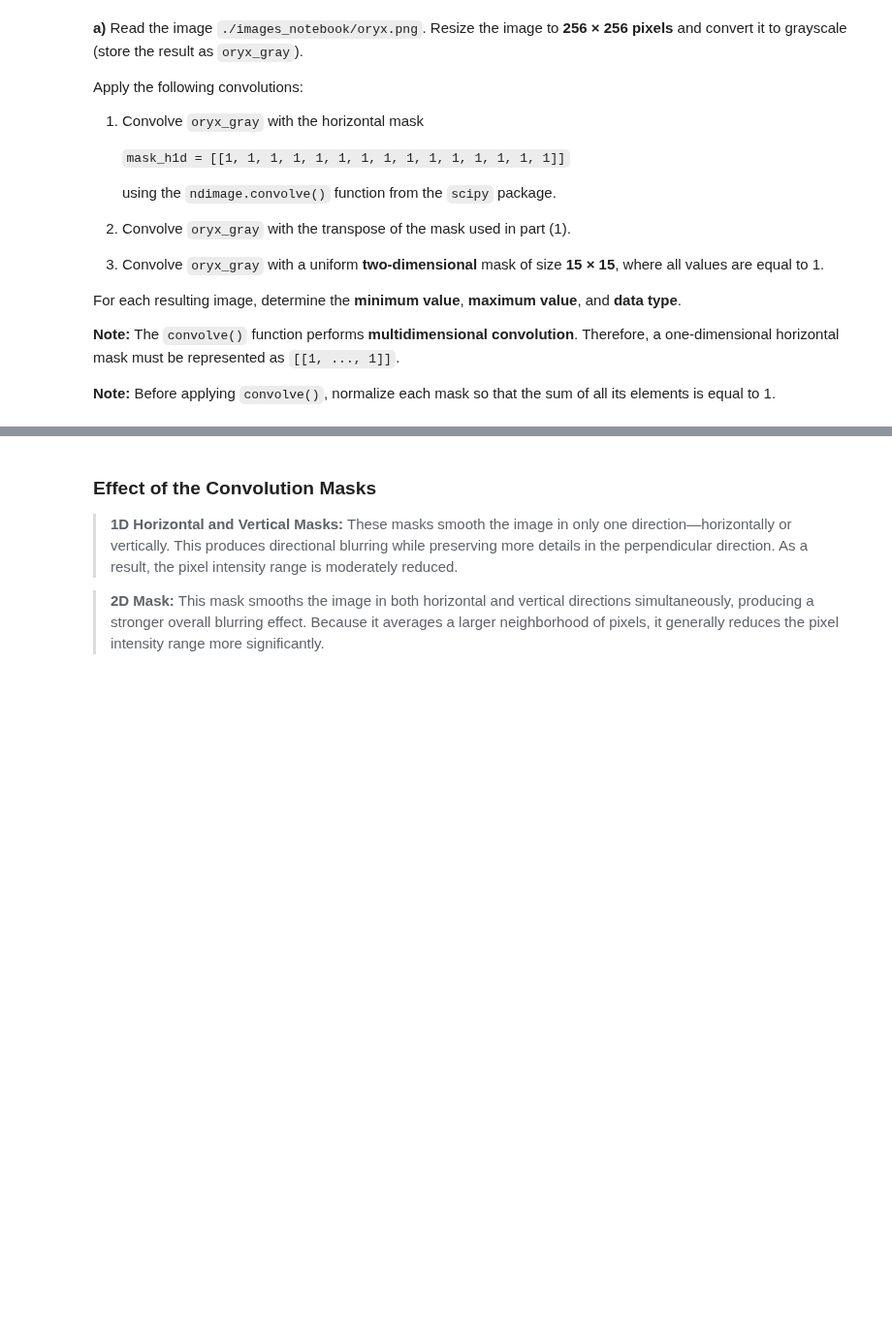
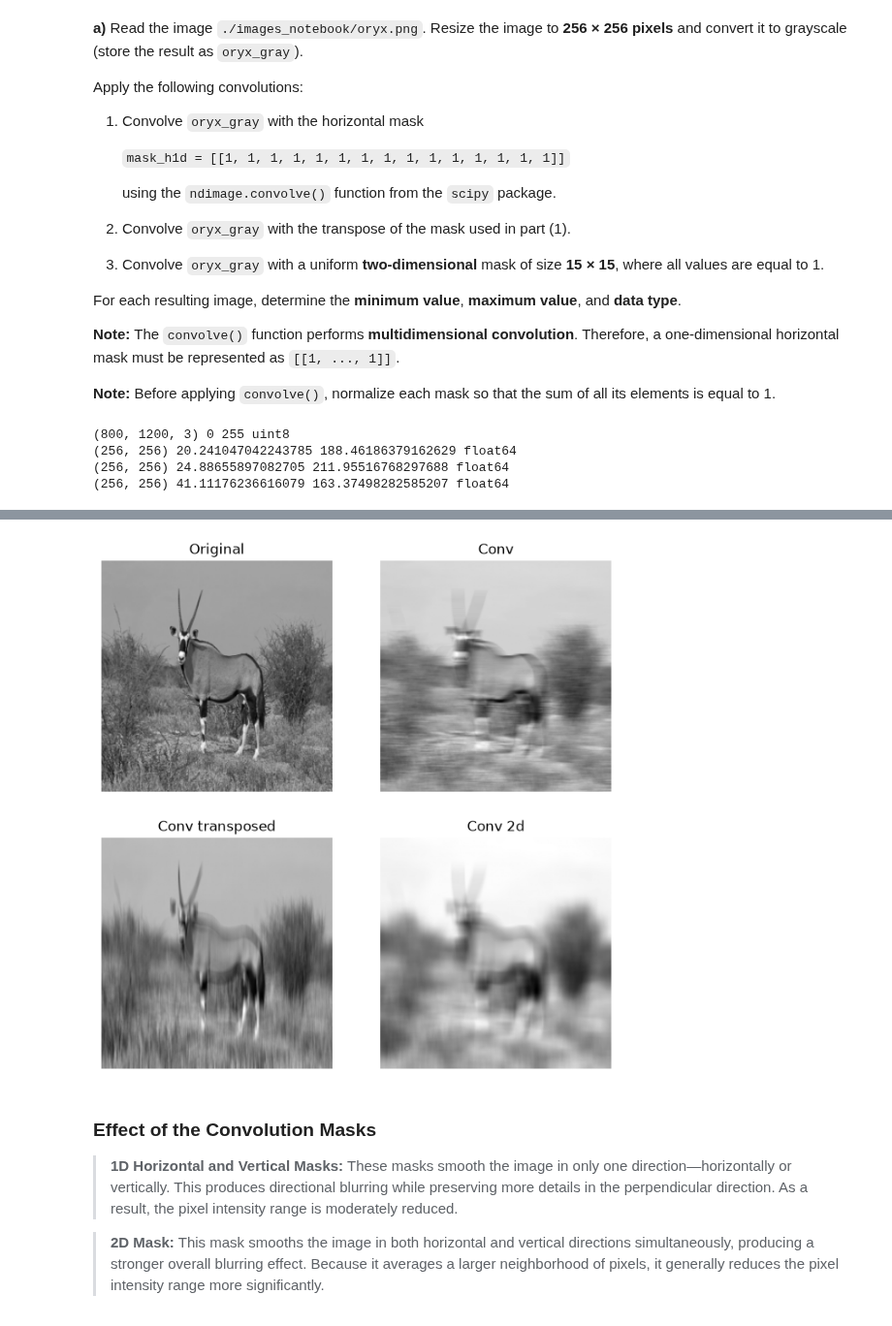
Before and after one commit to marcvergees/VA-P2, a Jupyter notebook: p2_material/2026_ComputerVision_P2.ipynb, the cells around one changed output, grey strips where cells are left out. Shown at 97% size. Drawn from its saved outputs; the diff is of its cells as text; code cells hidden in the pictures; blank space fills up the shorter version.

```diff
--- a/p2_material/2026_ComputerVision_P2.ipynb
+++ b/p2_material/2026_ComputerVision_P2.ipynb
@@ -178,3 +177,32 @@ from scipy.ndimage import convolve
+# %%
+from skimage.transform import resize
+from scipy.ndimage import convolve
+from skimage import img_as_ubyte
+
+img_oryx = io.imread("./images_notebook/oryx.jpg")
+img_oryx_mod = rgb2gray(resize(img_oryx, (256, 256), preserve_range=True))  # resize, keep range
+
+mask_h1d = [[1, 1, 1, 1, 1, 1, 1, 1, 1, 1, 1, 1, 1, 1, 1]]
+mask_h1d = mask_h1d / np.sum(mask_h1d)
+mask_h1d_transposed = mask_h1d.transpose() / np.sum(mask_h1d)
+mask_h2d = np.ones((15,15), dtype=np.uint8)
+mask_h2d = mask_h2d / np.sum(mask_h2d)
+
+img_oryx_mod_conv = convolve(img_oryx_mod, mask_h1d)
+img_oryx_mod_conv_transposed = convolve(img_oryx_mod, mask_h1d_transposed)
+img_oryx_mod_conv_2d = convolve(img_oryx_mod, mask_h2d)
+
+
+
+print(img_oryx.shape, img_oryx.min(), img_oryx.max(), img_oryx.dtype)
+print(img_oryx_mod_conv.shape, img_oryx_mod_conv.min(), img_oryx_mod_conv.max(), img_oryx_mod_conv.dtype)
+print(img_oryx_mod_conv_transposed.shape, img_oryx_mod_conv_transposed.min(), img_oryx_mod_conv_transposed.max(), img_oryx_mod_conv_transposed.dtype)
+print(img_oryx_mod_conv_2d.shape, img_oryx_mod_conv_2d.min(), img_oryx_mod_conv_2d.max(), img_oryx_mod_conv_2d.dtype)
+# %% [output]
+(800, 1200, 3) 0 255 uint8
+(256, 256) 20.241047042243785 188.46186379162629 float64
+(256, 256) 24.88655897082705 211.95516768297688 float64
+(256, 256) 41.11176236616079 163.37498282585207 float64
 # %% [markdown]
 **b)** Visualize the four images—`oryx_gray` and the output of each step from Exercise (a)—in a single figure, using an appropriate title for each image.
 
@@ -194,3 +220,21 @@ Then, consider the following questions:
+# %%
+fig, axs = plt.subplots(nrows=2, ncols=2, figsize=(8, 8))
+
+axs[0,0].imshow(img_oryx_mod, cmap='gray')
+axs[0,0].axis('off')
+axs[0,0].set_title("Original")
+axs[0,1].imshow(img_oryx_mod_conv, cmap='gray')
+axs[0,1].axis('off')
+axs[0,1].set_title("Conv")
+axs[1,0].imshow(img_oryx_mod_conv_transposed, cmap='gray')
+axs[1,0].axis('off')
+axs[1,0].set_title("Conv transposed")
+axs[1,1].imshow(img_oryx_mod_conv_2d, cmap='gray')
+axs[1,1].axis('off')
+axs[1,1].set_title("Conv 2d")
+plt.show()
+# %% [output]
+[figure, added]
 # %% [markdown]
 ### Effect of the Convolution Masks
 
```
Also changed, not shown: parts of 8 cells of this notebook, 1 other file.
